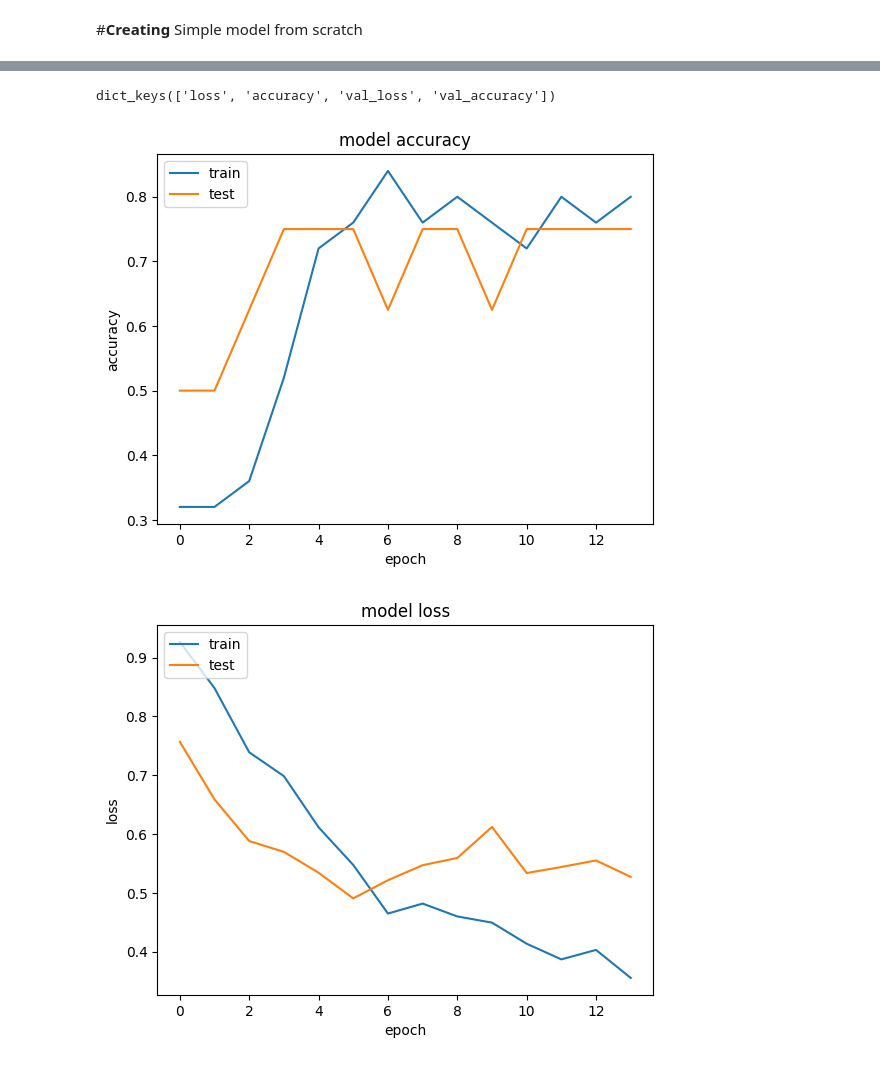
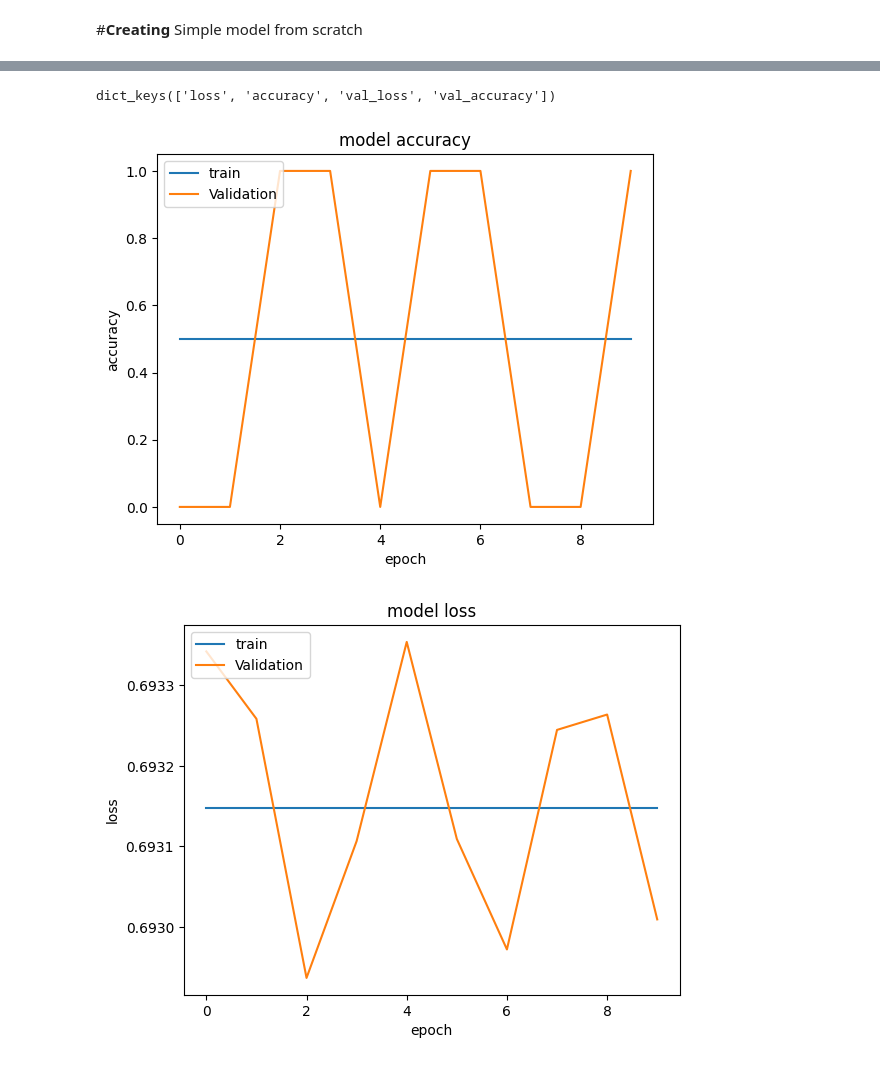
Before and after one commit to Nisha40108/ParkNaviGo, a Jupyter notebook: CNN_model_for_occupancy_KSU.ipynb, the cells around one changed output, grey strips where cells are left out. Drawn from its saved outputs; the diff is of its cells as text; code cells hidden in the pictures.

```diff
--- a/CNN_model_for_occupancy_KSU.ipynb
+++ b/CNN_model_for_occupancy_KSU.ipynb
@@ -364,0 +250,21 @@ Found 8 images belonging to 2 classes.
+# %%
+import tensorflow as tf
+from tensorflow import keras
+from tensorflow.keras import layers
+
+inputs = keras.Input(shape=(224, 224, 3))
+x = layers.Rescaling(1./255)(inputs)
+x = layers.Conv2D(filters=32, kernel_size=3, activation="relu")(x)
+x = layers.MaxPooling2D(pool_size=2)(x)
+x = layers.Conv2D(filters=64, kernel_size=3, activation="relu")(x)
+x = layers.MaxPooling2D(pool_size=2)(x)
+x = layers.Conv2D(filters=128, kernel_size=3, activation="relu")(x)
+x = layers.MaxPooling2D(pool_size=2)(x)
+x = layers.Conv2D(filters=256, kernel_size=3, activation="relu")(x)
+x = layers.MaxPooling2D(pool_size=2)(x)
+x = layers.Conv2D(filters=256, kernel_size=3, activation="relu")(x)
+x = layers.Flatten()(x)
+outputs = layers.Dense(1, activation="sigmoid")(x)
+
+model = keras.Model(inputs=inputs, outputs=outputs)
+model.summary()
@@ -365,6 +289,11 @@ Found 8 images belonging to 2 classes.
+# %%
+# Compile the model
+model.compile(optimizer='adam', loss='binary_crossentropy', metrics=['accuracy'])
 # %%
 # Save the model according to the conditions
-checkpoint = ModelCheckpoint("car1.h5", monitor='val_accuracy', verbose=1, save_best_only=True, save_weights_only=False, mode='auto', save_freq='epoch')
+
+callbacks = ModelCheckpoint("car1.h5", monitor='val_accuracy', verbose=1, save_best_only=True, save_weights_only=False, mode='auto', save_freq='epoch')
+
 early = EarlyStopping(monitor='val_accuracy', min_delta=0, patience=10, verbose=1, mode='auto')
 # %%
 import os
@@ -422,0 +325,8 @@ Epoch 14: early stopping
+# %%
+Model_1 = model.fit(
+    train_generator,
+    epochs=10,
+    validation_data=validation_generator,
+    callbacks=[callbacks, early],
+    batch_size=1  # Add this line
+)
@@ -423,24 +351,24 @@ Epoch 14: early stopping
 # %%
 import matplotlib.pyplot as plt
-print(history_object.history.keys())
-plt.plot(history_object.history['accuracy'])
-plt.plot(history_object.history['val_accuracy'])
+print(Model_1.history.keys())
+plt.plot(Model_1.history['accuracy'])
+plt.plot(Model_1.history['val_accuracy'])
 plt.title('model accuracy')
 plt.ylabel('accuracy')
 plt.xlabel('epoch')
-plt.legend(['train', 'test'], loc='upper left')
+plt.legend(['train', 'Validation'], loc='upper left')
 plt.show()
 # %% [output]
 dict_keys(['loss', 'accuracy', 'val_loss', 'val_accuracy'])
-[figure, old version]
+[figure, new version]
 # %%
-plt.plot(history_object.history['loss'])
-plt.plot(history_object.history['val_loss'])
+plt.plot(Model_1.history['loss'])
+plt.plot(Model_1.history['val_loss'])
 plt.title('model loss')
 plt.ylabel('loss')
 plt.xlabel('epoch')
-plt.legend(['train', 'test'], loc='upper left')
+plt.legend(['train', 'Validation'], loc='upper left')
 plt.show()
 # %% [output]
-[figure, old version]
+[figure, new version]
 # %%
```
Also changed, not shown: parts of 22 cells of this notebook.
